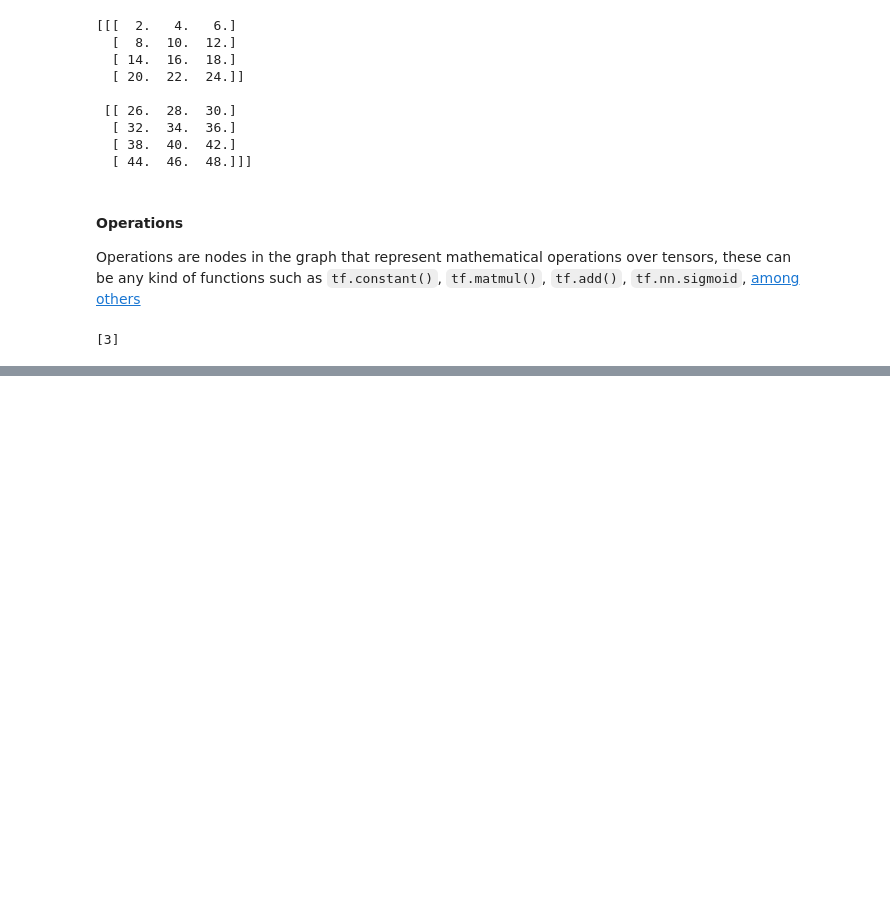
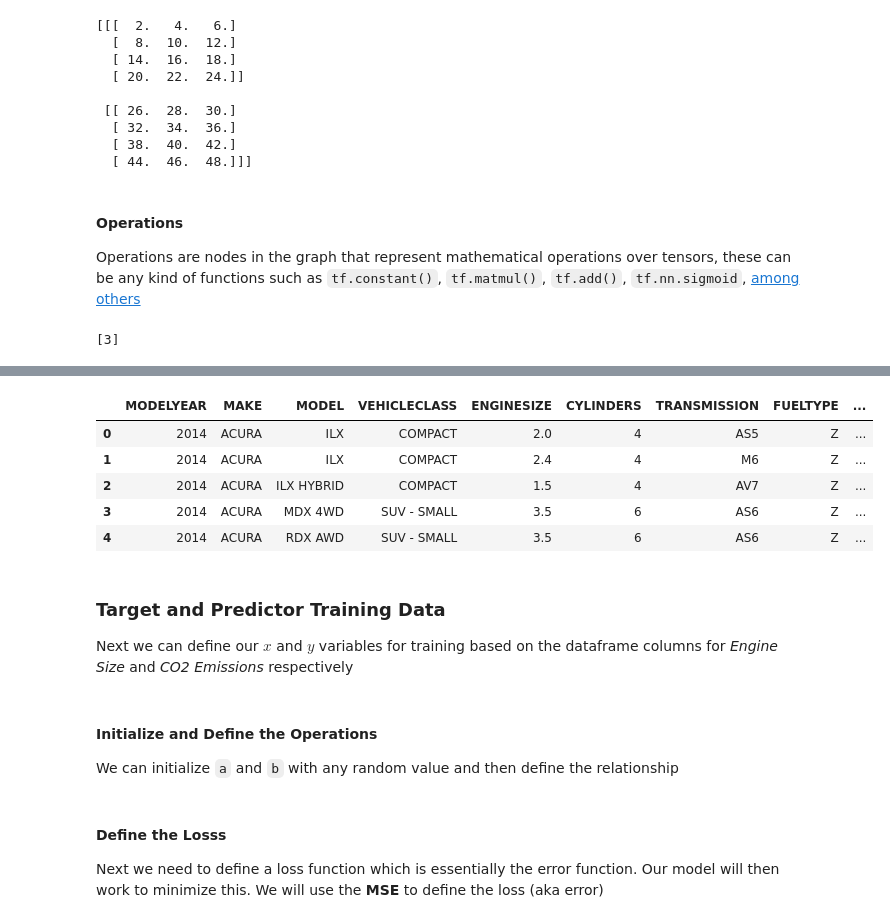
Before and after one commit to nabeelvalley/docs, a Jupyter notebook: dsx-with-python/notebooks/deep-learning-with-tensorflow.ipynb, the cells around one changed output, grey strips where cells are left out. Drawn from its saved outputs; the diff is of its cells as text; code cells hidden in the pictures; blank space fills up the shorter version.

```diff
--- a/dsx-with-python/notebooks/deep-learning-with-tensorflow.ipynb
+++ b/dsx-with-python/notebooks/deep-learning-with-tensorflow.ipynb
@@ -233,0 +287,16 @@ with tf.Session(graph=graph5) as sess:
+# %%
+df = pd.read_csv("FuelConsumption.csv")
+
+# take a look at the dataset
+df.head()
+# %% [output]
+|  | MODELYEAR | MAKE | MODEL | VEHICLECLASS | ENGINESIZE | CYLINDERS | TRANSMISSION | FUELTYPE | ... |
+| 0 | 2014 | ACURA | ILX | COMPACT | 2.0 | 4 | AS5 | Z | ... |
+| 1 | 2014 | ACURA | ILX | COMPACT | 2.4 | 4 | M6 | Z | ... |
+| 2 | 2014 | ACURA | ILX HYBRID | COMPACT | 1.5 | 4 | AV7 | Z | ... |
+| 3 | 2014 | ACURA | MDX 4WD | SUV - SMALL | 3.5 | 6 | AS6 | Z | ... |
+| 4 | 2014 | ACURA | RDX AWD | SUV - SMALL | 3.5 | 6 | AS6 | Z | ... |
+# %% [markdown]
+### Target and Predictor Training Data
+
+Next we can define our $x$ and $y$ variables for training based on the dataframe columns for *Engine Size* and *CO2 Emissions* respectively
@@ -233,0 +306,4 @@ with tf.Session(graph=graph5) as sess:
+# %% [markdown]
+#### Initialize and Define the Operations
+
+We can initialize `a` and `b` with any random value and then define the relationship
@@ -233,0 +314,4 @@ with tf.Session(graph=graph5) as sess:
+# %% [markdown]
+#### Define the Losss
+
+Next we need to define a loss function which is essentially the error function. Our model will then work to minimize this. We will use the **MSE** to define the loss (aka error)
```
Also changed, not shown: parts of 17 cells of this notebook.
